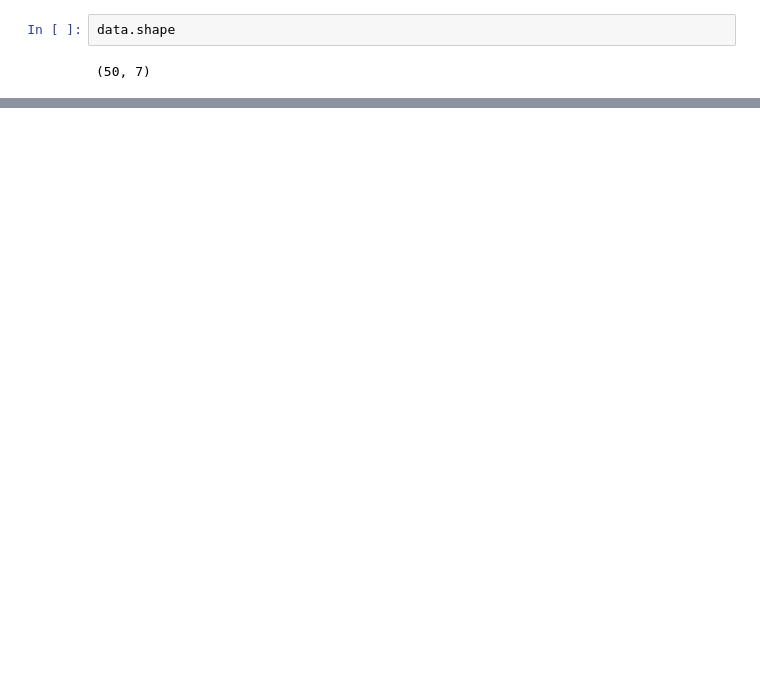
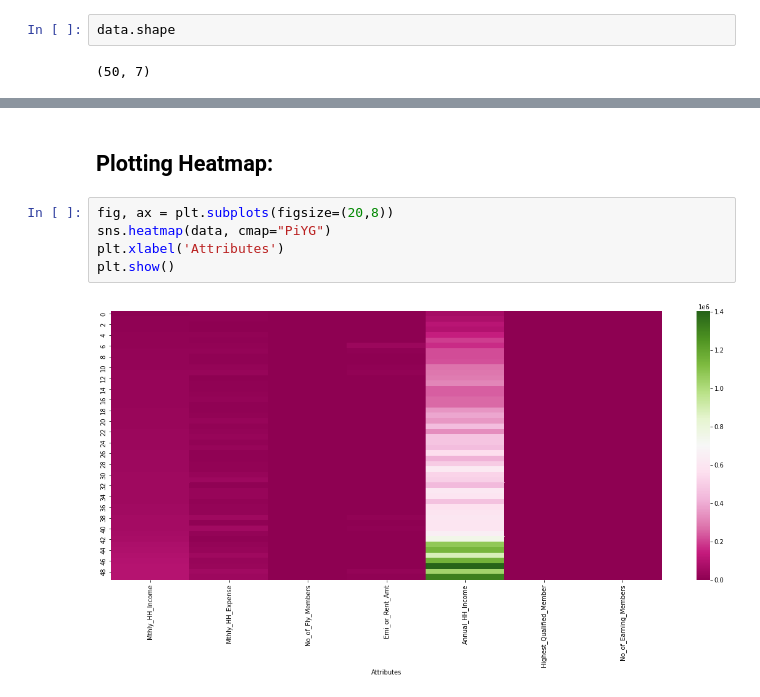
Before and after one commit to CodeWithSridhar/Innomatics-Internship, a Jupyter notebook: Task7_Descriptive_Statistics.ipynb, the cells around one changed output, grey strips where cells are left out. Cells and saved outputs as stored; diff of their text form; blank space fills up the shorter version.

```diff
--- a/Task7_Descriptive_Statistics.ipynb
+++ b/Task7_Descriptive_Statistics.ipynb
@@ -90,0 +127,9 @@ data.shape
+# %% [markdown]
+## Plotting Heatmap:
+# %%
+fig, ax = plt.subplots(figsize=(20,8))
+sns.heatmap(data, cmap="PiYG")
+plt.xlabel('Attributes')
+plt.show()
+# %% [output]
+[figure, added]
```
Also changed, not shown: parts of 15 cells of this notebook.
